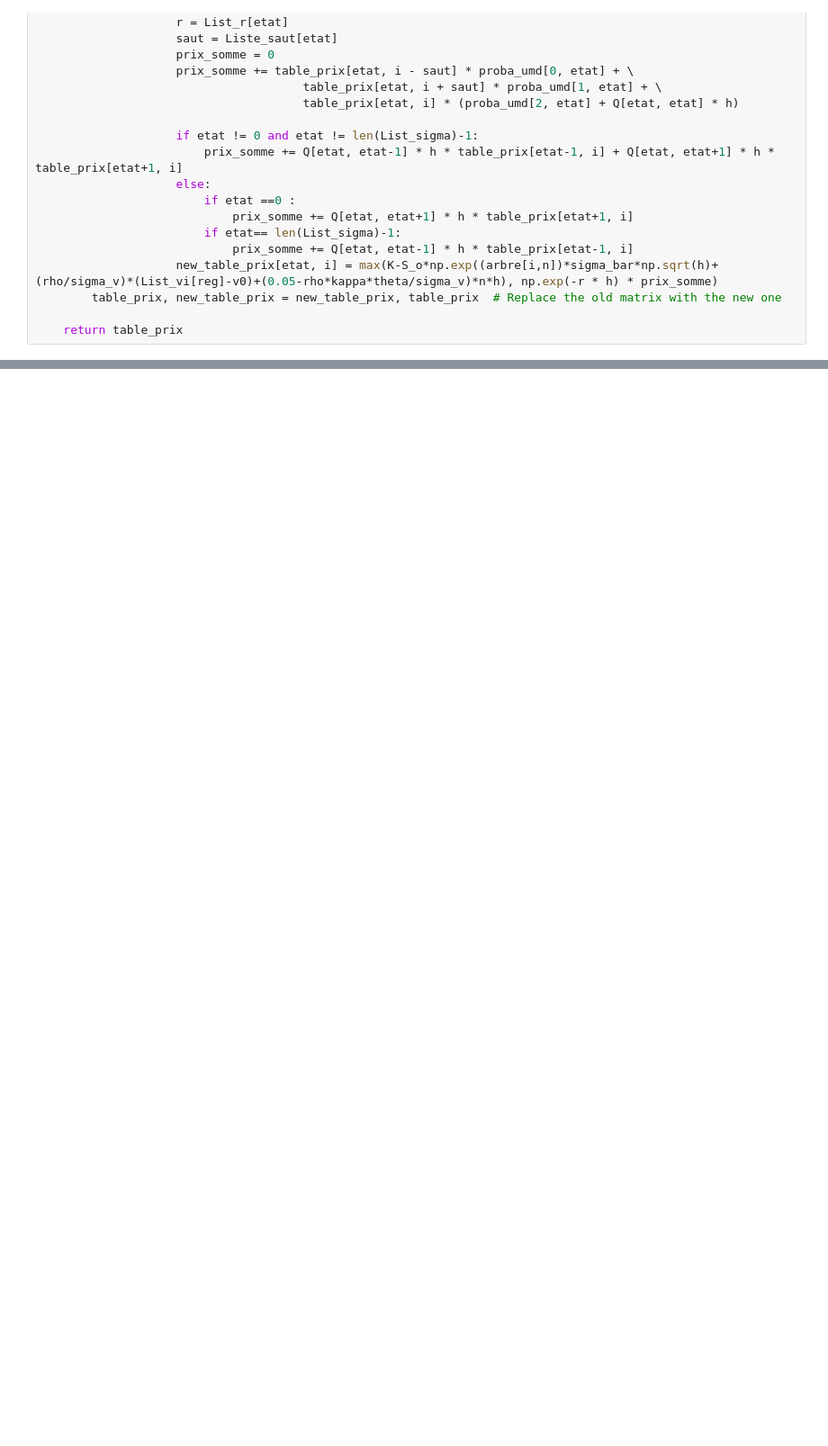
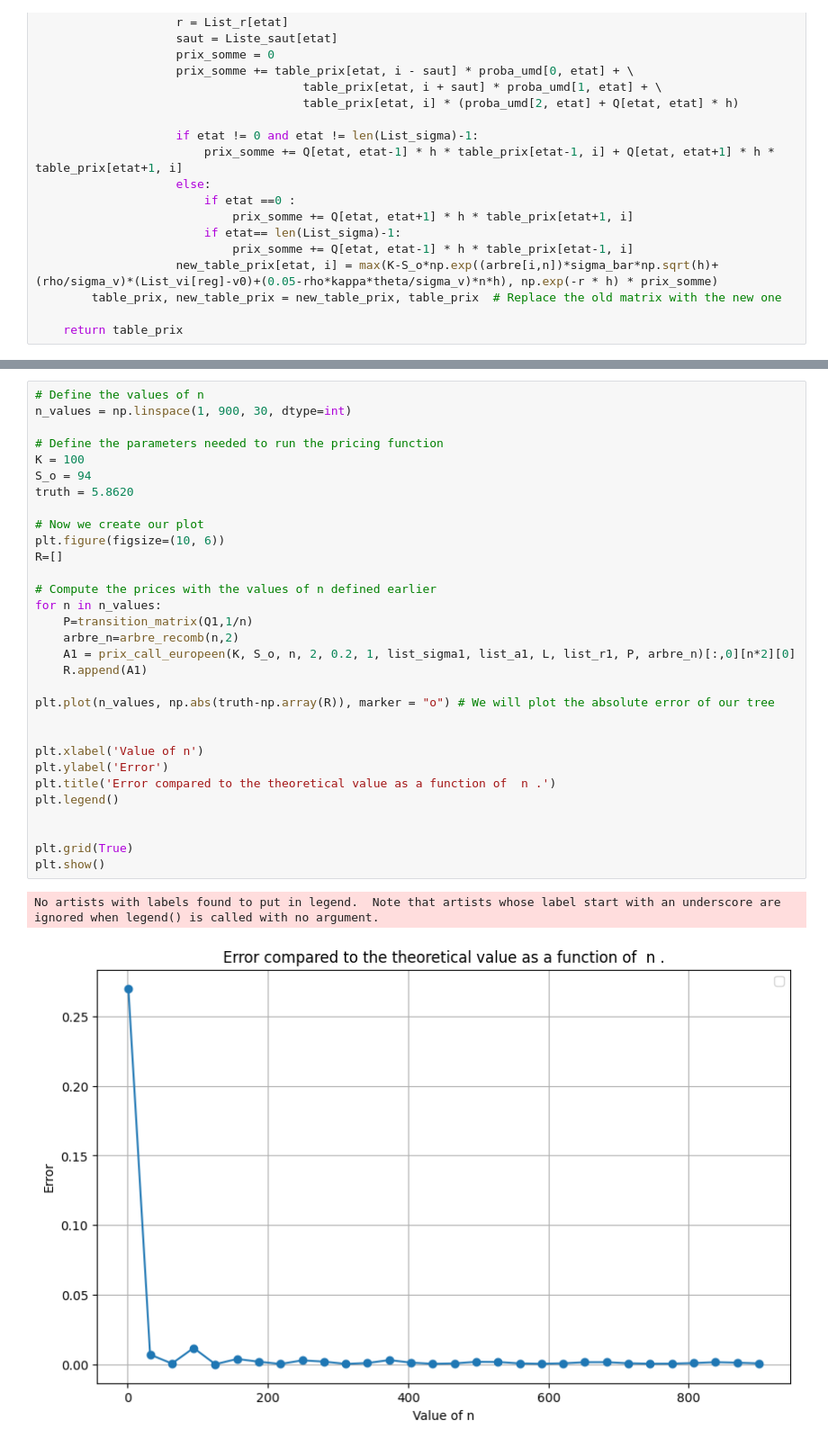
Before and after one commit to GodwinZonou/Options-pricing-recombining-tree, a Jupyter notebook: main.ipynb, the cells around one changed output, grey strips where cells are left out. Shown at 90% size. Drawn from its saved outputs; the diff is of its cells as text; blank space fills up the shorter version.

```diff
--- a/main.ipynb
+++ b/main.ipynb
@@ -444,0 +450,34 @@ def prix_put_americain_Heston_model(K, S_o, n, b, sigma_bar, T,List_vi, List_sig
+# %%
+# Define the values of n
+n_values = np.linspace(1, 900, 30, dtype=int)
+
+# Define the parameters needed to run the pricing function
+K = 100
+S_o = 94
+truth = 5.8620
+
+# Now we create our plot
+plt.figure(figsize=(10, 6))
+R=[]
+
+# Compute the prices with the values of n defined earlier
+for n in n_values:
+    P=transition_matrix(Q1,1/n)
+    arbre_n=arbre_recomb(n,2)
+    A1 = prix_call_europeen(K, S_o, n, 2, 0.2, 1, list_sigma1, list_a1, L, list_r1, P, arbre_n)[:,0][n*2][0]
+    R.append(A1)
+
+plt.plot(n_values, np.abs(truth-np.array(R)), marker = "o") # We will plot the absolute error of our tree
+
+
+plt.xlabel('Value of n')
+plt.ylabel('Error')
+plt.title('Error compared to the theoretical value as a function of  n .')
+plt.legend()
+
+
+plt.grid(True)
+plt.show()
+# %% [output]
+No artists with labels found to put in legend.  Note that artists whose label start with an underscore are ignored when legend() is called with no argument.
+[figure, added]
```
Also changed, not shown: parts of 12 cells of this notebook.
